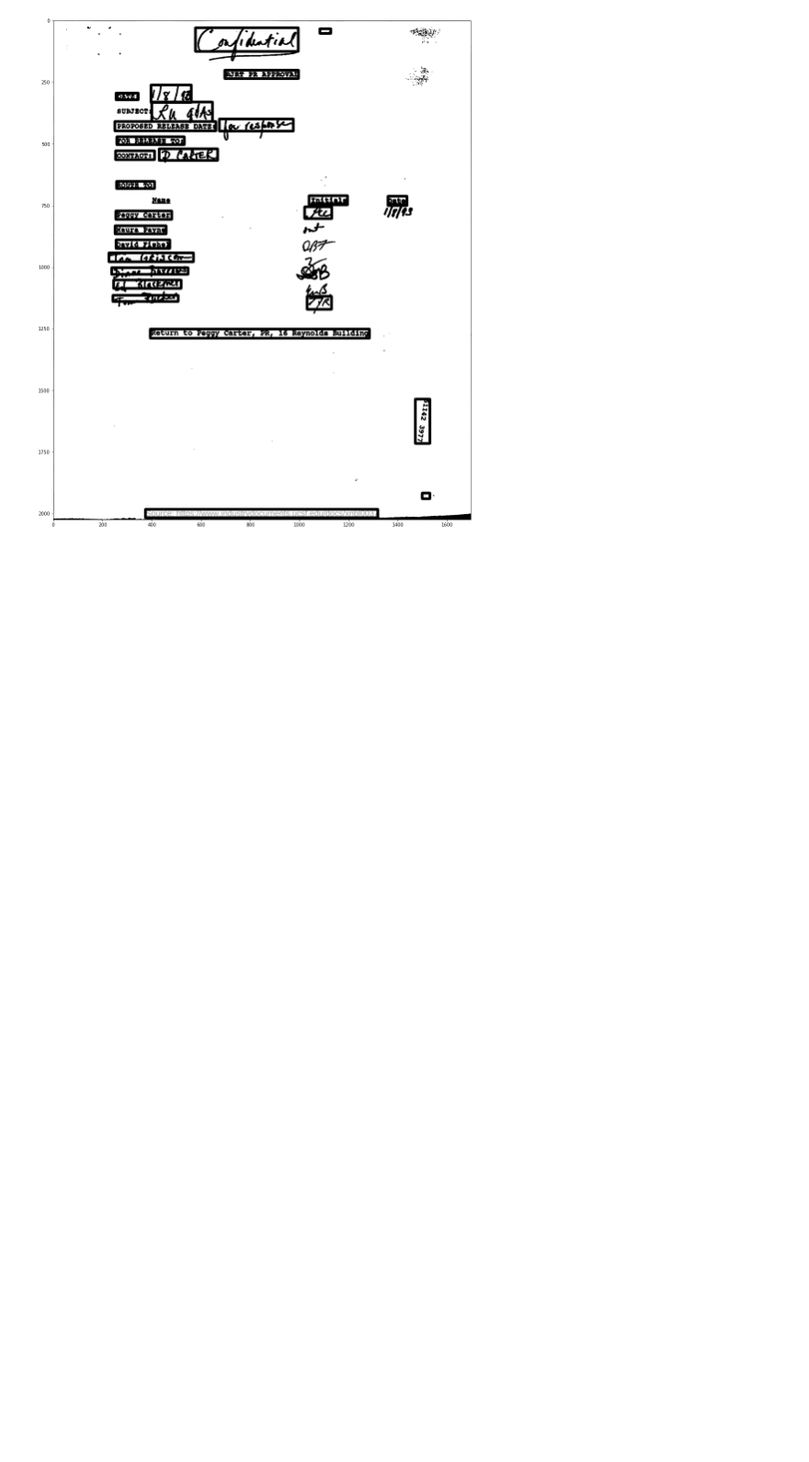
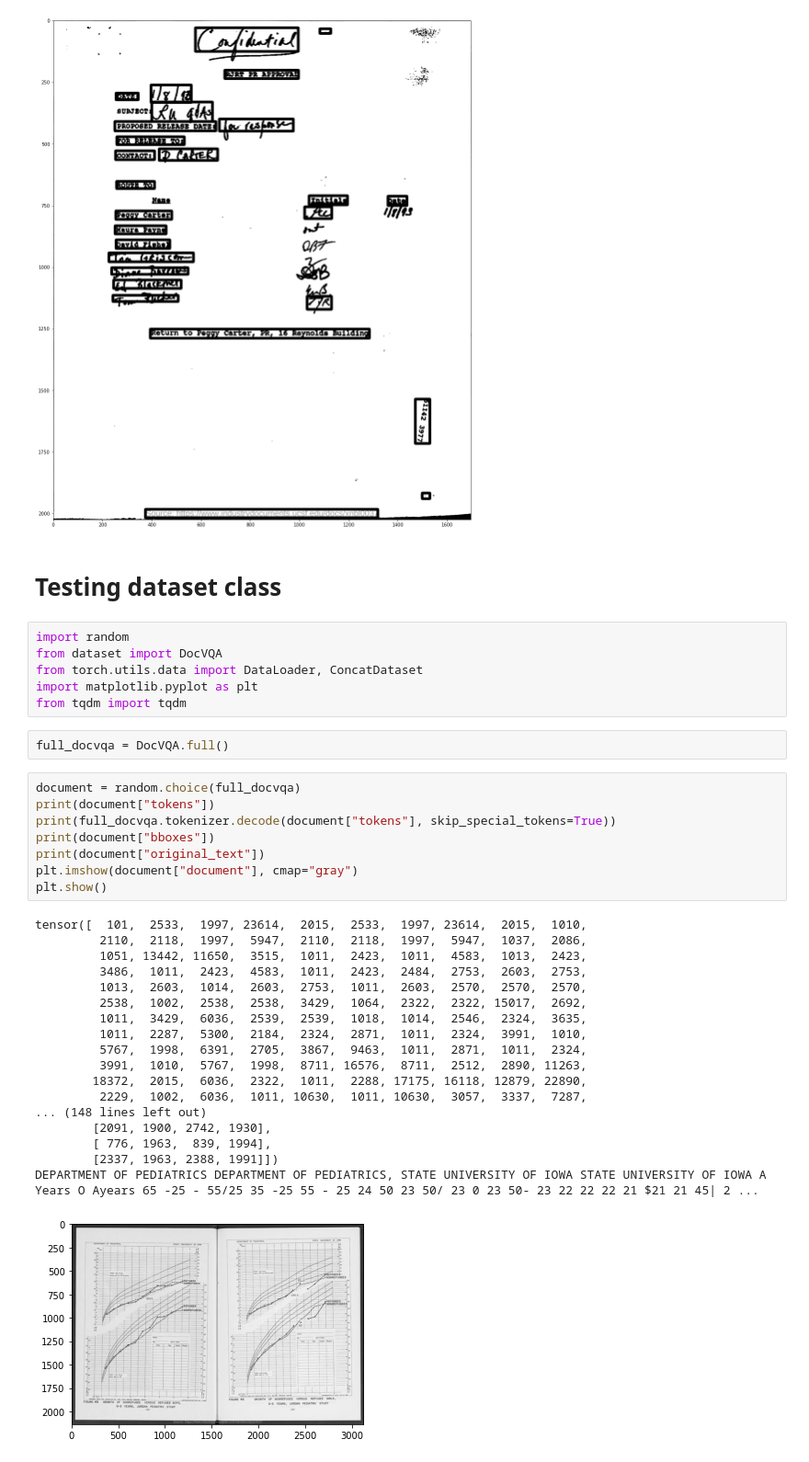
Before and after one commit to dscarmo/IA376J_final_project, a Jupyter notebook: notebooks/explore_data.ipynb, the cells around one changed output. Shown: that part at 92% size. Cells and saved outputs as stored; diff of their text form; blank space fills up the shorter version.

```diff
--- a/explore_data.ipynb
+++ b/notebooks/explore_data.ipynb
@@ -123,3 +125,40 @@ Return to Peggy Carter, PR, 16 Reynolds Building
 . .
 Source: https://www.industrydocuments.ucsf.edu/docs/xnb10037
 [figure]
+# %% [markdown]
+# Testing dataset class
+# %%
+import random
+from dataset import DocVQA
+from torch.utils.data import DataLoader, ConcatDataset
+import matplotlib.pyplot as plt
+from tqdm import tqdm
+# %%
+full_docvqa = DocVQA.full()
+# %%
+document = random.choice(full_docvqa)
+print(document["tokens"])
+print(full_docvqa.tokenizer.decode(document["tokens"], skip_special_tokens=True))
+print(document["bboxes"])
+print(document["original_text"])
+plt.imshow(document["document"], cmap="gray")
+plt.show()
+# %% [output]
+tensor([  101,  2533,  1997, 23614,  2015,  2533,  1997, 23614,  2015,  1010,
+         2110,  2118,  1997,  5947,  2110,  2118,  1997,  5947,  1037,  2086,
+         1051, 13442, 11650,  3515,  1011,  2423,  1011,  4583,  1013,  2423,
+         3486,  1011,  2423,  4583,  1011,  2423,  2484,  2753,  2603,  2753,
+         1013,  2603,  1014,  2603,  2753,  1011,  2603,  2570,  2570,  2570,
+         2538,  1002,  2538,  2538,  3429,  1064,  2322,  2322, 15017,  2692,
+         1011,  3429,  6036,  2539,  2539,  1018,  1014,  2546,  2324,  3635,
+         1011,  2287,  5300,  2184,  2324,  2871,  1011,  2324,  3991,  1010,
+         5767,  1998,  6391,  2705,  3867,  9463,  1011,  2871,  1011,  2324,
+         3991,  1010,  5767,  1998,  8711, 16576,  8711,  2512,  2890, 11263,
+        18372,  2015,  6036,  2322,  1011,  2288, 17175, 16118, 12879, 22890,
+         2229,  1002,  6036,  1011, 10630,  1011, 10630,  3057,  3337,  7287,
+... (148 lines left out)
+        [2091, 1900, 2742, 1930],
+        [ 776, 1963,  839, 1994],
+        [2337, 1963, 2388, 1991]])
+DEPARTMENT OF PEDIATRICS DEPARTMENT OF PEDIATRICS, STATE UNIVERSITY OF IOWA STATE UNIVERSITY OF IOWA A Years O Ayears 65 -25 - 55/25 35 -25 55 - 25 24 50 23 50/ 23 0 23 50- 23 22 22 22 21 $21 21 45| 2 ...
+[figure, added]
```
Also changed, not shown: parts of 2 cells of this notebook, 4 other files.
